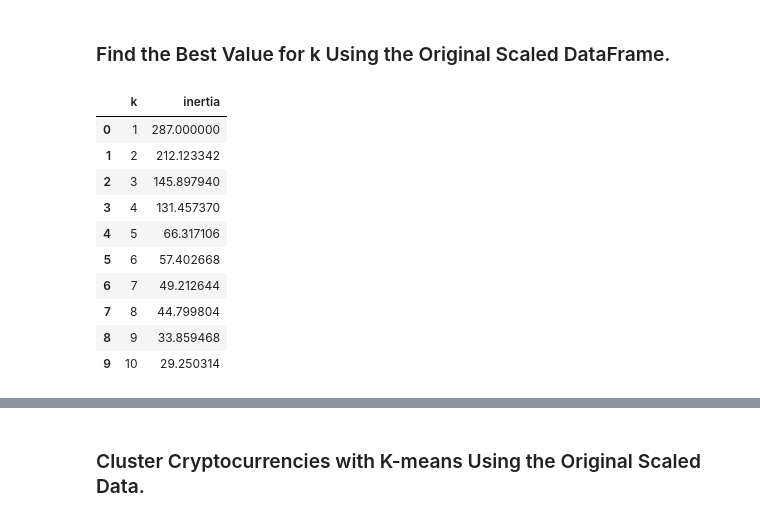
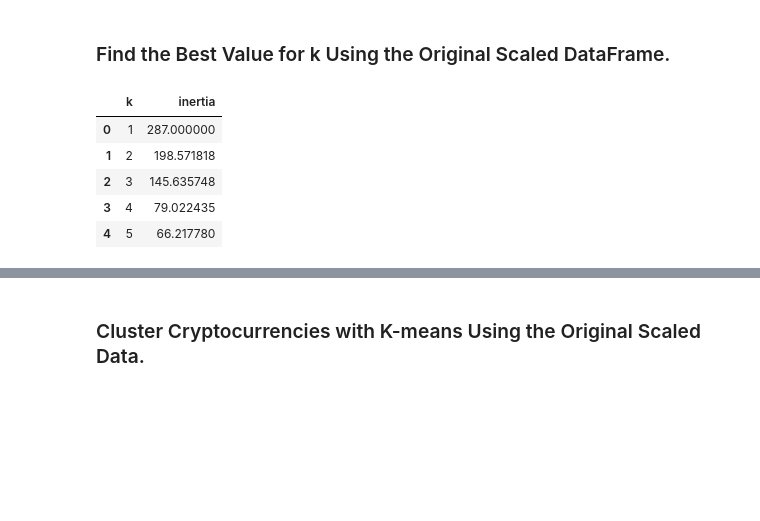
Before and after one commit to jebamania/CryptoClustering, a Jupyter notebook: Crypto_Clustering.ipynb, the cells around one changed output, grey strips where cells are left out. Cells and saved outputs as stored; diff of their text form; code cells hidden in the pictures; blank space fills up the shorter version.

```diff
--- a/Crypto_Clustering.ipynb
+++ b/Crypto_Clustering.ipynb
@@ -105,37 +105,36 @@ df_market_data.head()
 # %%
 # Create a list with the number of k-values to try
 # Use a range from 1 to 11
-
+k = list(range(1, 12))
 
 # Create an empty list to store the inertia values
-
+inertia = []
 
 # Create a for loop to compute the inertia with each possible value of k
 # Inside the loop:
 # 1. Create a KMeans model using the loop counter for the n_clusters
 # 2. Fit the model to the data using the scaled DataFrame
 # 3. Append the model.inertia_ to the inertia list
-
+for i in k:
+    k_model = KMeans(n_clusters=i, n_init='auto', random_state=0)
+    k_model.fit(df_market_data)
+    inertia.append(k_model.inertia_)
 
 # Create a dictionary with the data to plot the Elbow curve
-
+elbow_data = {"k": k, "inertia": inertia}
 
 # Create a DataFrame with the data to plot the Elbow curve
-
+df_elbow = pd.DataFrame(elbow_data)
 
 # Display the DataFrame
+df_elbow.head()
 # %% [output]
 |  | k | inertia |
 | 0 | 1 | 287.000000 |
-| 1 | 2 | 212.123342 |
-| 2 | 3 | 145.897940 |
-| 3 | 4 | 131.457370 |
-| 4 | 5 | 66.317106 |
-| 5 | 6 | 57.402668 |
-| 6 | 7 | 49.212644 |
-| 7 | 8 | 44.799804 |
-| 8 | 9 | 33.859468 |
-| 9 | 10 | 29.250314 |
+| 1 | 2 | 198.571818 |
+| 2 | 3 | 145.635748 |
+| 3 | 4 | 79.022435 |
+| 4 | 5 | 66.217780 |
 # %%
 # Plot a line chart with all the inertia values computed with
 # the different values of k to visually identify the optimal value for k.
```
Also changed, not shown: parts of 10 cells of this notebook.
